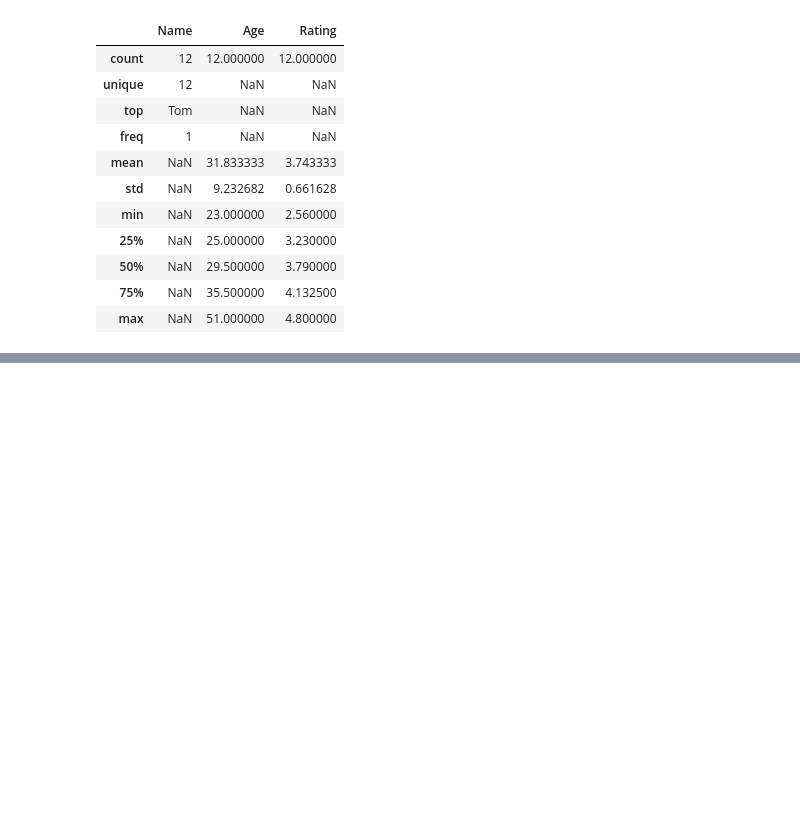
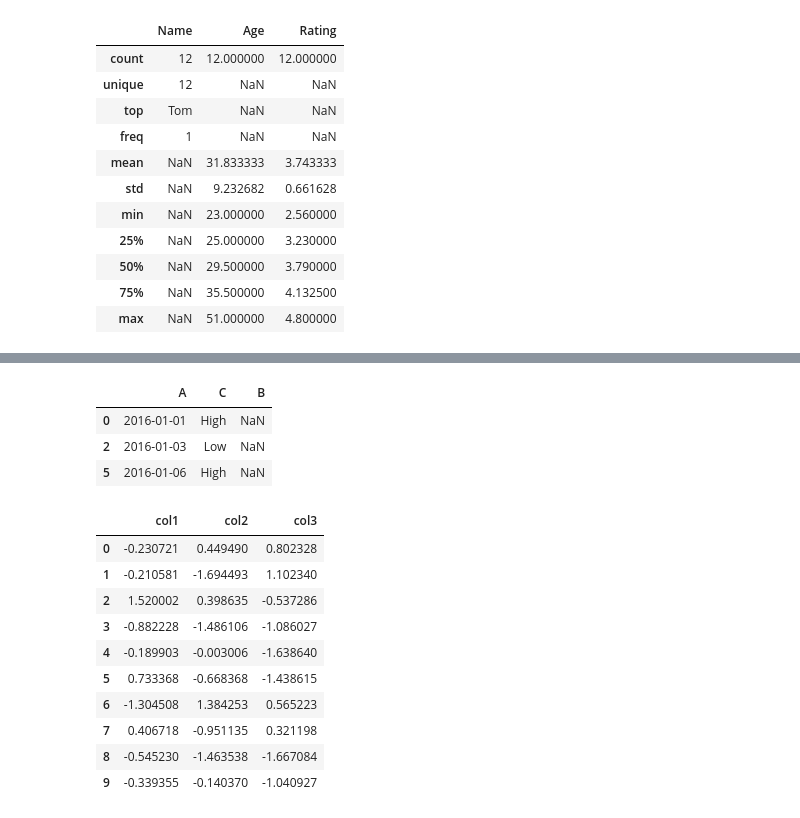
Before and after one commit to karenacorn99/data-science-cheatcheets, a Jupyter notebook: pandas.ipynb, the cells around one changed output, grey strips where cells are left out. Drawn from its saved outputs; the diff is of its cells as text; code cells hidden in the pictures; blank space fills up the shorter version.

```diff
--- a/pandas.ipynb
+++ b/pandas.ipynb
@@ -440,0 +534,23 @@ df.describe(include='all')
+# %%
+df.reindex(index=[0,2,5], columns=['A','C','B'])
+# %% [output]
+|  | A | C | B |
+| 0 | 2016-01-01 | High | NaN |
+| 2 | 2016-01-03 | Low | NaN |
+| 5 | 2016-01-06 | High | NaN |
+# %%
+df1 = pd.DataFrame(np.random.randn(10,3),columns=['col1','col2','col3'])
+df2 = pd.DataFrame(np.random.randn(7,3),columns=['col1','col2','col3'])
+df1
+# %% [output]
+|  | col1 | col2 | col3 |
+| 0 | -0.230721 | 0.449490 | 0.802328 |
+| 1 | -0.210581 | -1.694493 | 1.102340 |
+| 2 | 1.520002 | 0.398635 | -0.537286 |
+| 3 | -0.882228 | -1.486106 | -1.086027 |
+| 4 | -0.189903 | -0.003006 | -1.638640 |
+| 5 | 0.733368 | -0.668368 | -1.438615 |
+| 6 | -1.304508 | 1.384253 | 0.565223 |
+| 7 | 0.406718 | -0.951135 | 0.321198 |
+| 8 | -0.545230 | -1.463538 | -1.667084 |
+| 9 | -0.339355 | -0.140370 | -1.040927 |
```
Also changed, not shown: parts of 19 cells of this notebook.
